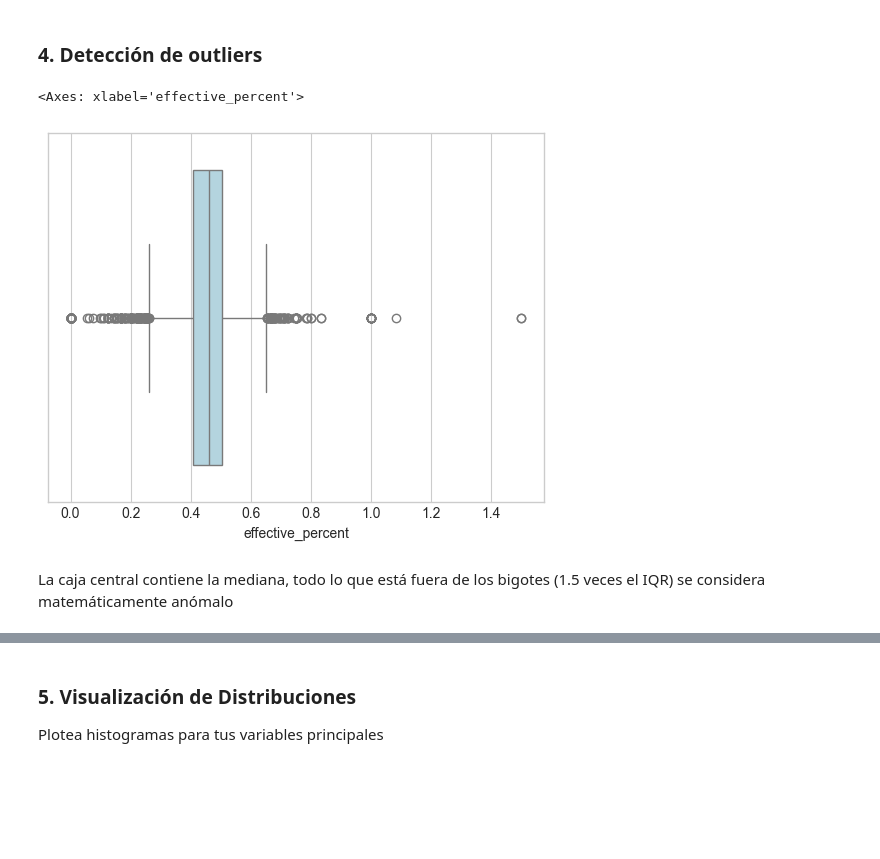
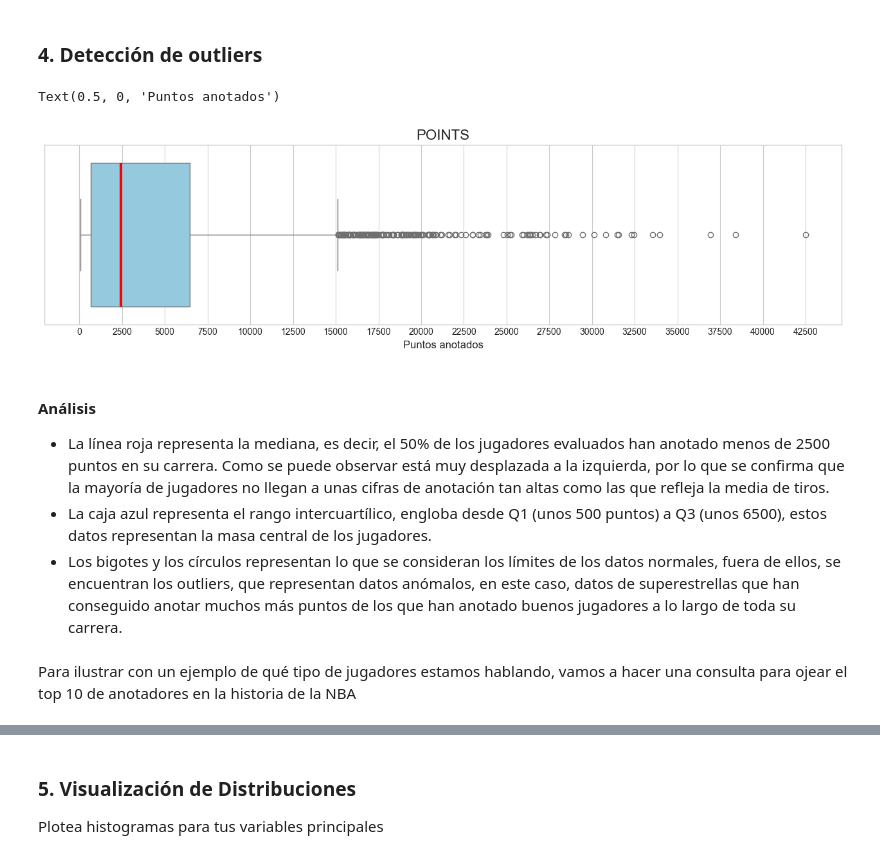
Before and after one commit to jacc1087/Estadistica, a Jupyter notebook: PracticaEstadistica__Contreras_Caño_Jose_Angel.ipynb, the cells around one changed output, grey strips where cells are left out. Drawn from its saved outputs; the diff is of its cells as text; code cells hidden in the pictures; blank space fills up the shorter version.

```diff
--- a/PracticaEstadistica__Contreras_Caño_Jose_Angel.ipynb
+++ b/PracticaEstadistica__Contreras_Caño_Jose_Angel.ipynb
@@ -324,13 +310,25 @@ plt.show()
 # %% [markdown]
 ### **4. Detección de outliers**
-# %%
-sns.boxplot(
-    data=df,
-    x='effective_percent',
-    color='lightblue'
-)
-# %% [output]
-<Axes: xlabel='effective_percent'>
-[figure, removed]
-# %% [markdown]
-La caja central contiene la mediana, todo lo que está fuera de los bigotes (1.5 veces el IQR) se considera matemáticamente anómalo
+# %%
+plt.figure(figsize=(16, 8))
+
+# 1. Boxplot para variable Puntos
+plt.subplot(2, 1, 1)
+sns.boxplot(x=important_data['points'], color='skyblue',
+            medianprops={'color': 'red', 'linewidth': 3, 'linestyle': '-'})
+plt.title('POINTS', fontsize=16)
+
+# AJUSTE DE ESCALA PARA PUNTOS: Marcas cada 2500
+max_pts = important_data['points'].max()
+plt.xticks(np.arange(0, max_pts + 2500, 2500))
+plt.xlabel('Puntos anotados', fontsize=12)
+# %% [output]
+Text(0.5, 0, 'Puntos anotados')
+[figure, added]
+# %% [markdown]
+#### Análisis
+-   La línea roja representa la mediana, es decir, el 50% de los jugadores evaluados han anotado menos de 2500 puntos en su carrera. Como se puede observar está muy desplazada a la izquierda, por lo que se confirma que la mayoría de jugadores no llegan a unas cifras de anotación tan altas como las que refleja la media de tiros.
+-   La caja azul representa el rango intercuartílico, engloba desde Q1 (unos 500 puntos) a Q3 (unos 6500), estos datos representan la masa central de los jugadores.
+-   Los bigotes y los círculos representan lo que se consideran los límites de los datos normales, fuera de ellos, se encuentran los outliers, que representan datos anómalos, en este caso, datos de superestrellas que han conseguido anotar muchos más puntos de los que han anotado buenos jugadores a lo largo de toda su carrera.
+# %% [markdown]
+Para ilustrar con un ejemplo de qué tipo de jugadores estamos hablando, vamos a hacer una consulta para ojear el top 10 de anotadores en la historia de la NBA
```
Also changed, not shown: parts of 39 cells of this notebook.
